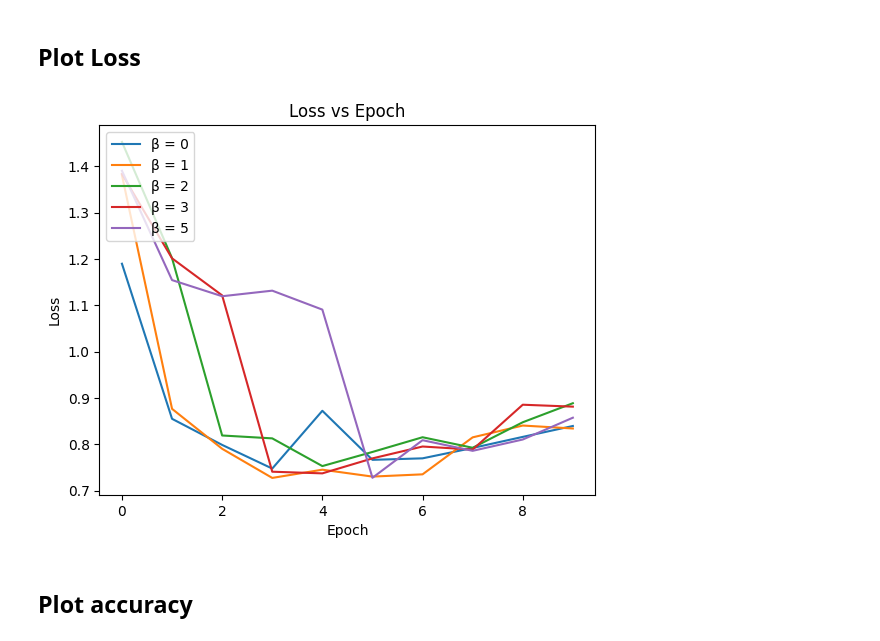
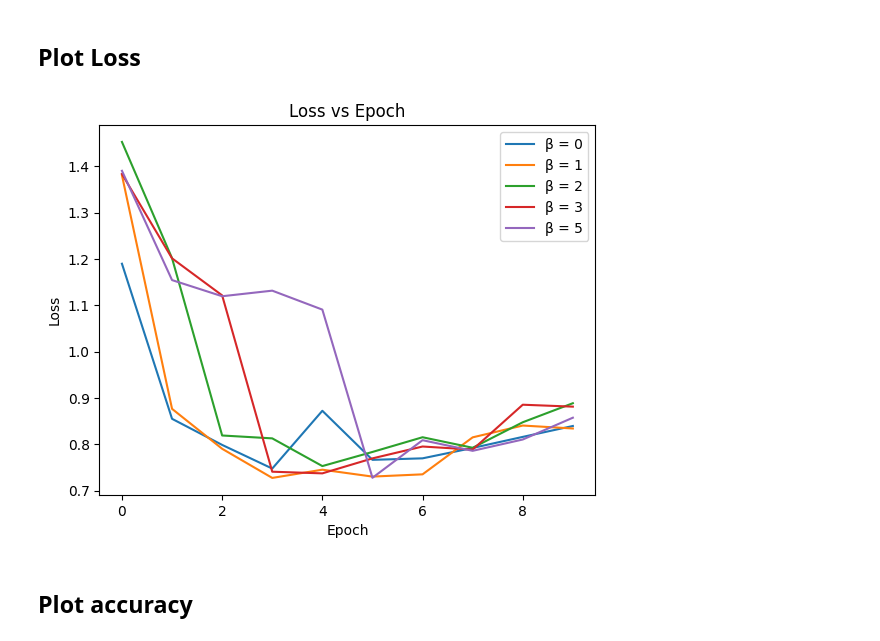
Before and after one commit to jswaite-usc/CS567Project, a Jupyter notebook: CIFAR-10/baseline_TSLS/baseline_TSLA.ipynb, the cells around one changed output. Cells and saved outputs as stored; diff of their text form; code cells hidden in the pictures.

```diff
--- a/CIFAR-10/baseline_TSLS/baseline_TSLA.ipynb
+++ b/CIFAR-10/baseline_TSLS/baseline_TSLA.ipynb
@@ -306,35 +306,35 @@ val_loss = np.load('cifar10_cnn/val_loss_1.npy')
 train_loss2 = np.load('cifar10_cnn/loss_2.npy')
 val_loss2 = np.load('cifar10_cnn/val_loss_2.npy')
 
 train_loss3 = np.load('cifar10_cnn/loss_3.npy')
 val_loss3 = np.load('cifar10_cnn/val_loss_3.npy')
 
 train_loss4 = np.load('cifar10_cnn/loss_4.npy')
 val_loss4 = np.load('cifar10_cnn/val_loss_4.npy')
 
 train_loss5 = np.load('cifar10_cnn/loss_5.npy')
 val_loss5 = np.load('cifar10_cnn/val_loss_5.npy')
 
 
 #plot the loss
 #plt.plot(train_loss, label='train_loss')
 plt.plot(val_loss, label='β = 0')
 #plt.plot(train_loss2, label='train_loss2')
 plt.plot(val_loss2, label='β = 1')
 #plt.plot(train_loss3, label='train_loss3')
 plt.plot(val_loss3, label='β = 2')
 #plt.plot(train_loss4, label='train_loss4')
 plt.plot(val_loss4, label='β = 3')
 #plt.plot(train_loss5, label='train_loss5')
 plt.plot(val_loss5, label='β = 5')
-plt.legend(loc='upper left')
+plt.legend(loc='upper right')
 plt.xlabel('Epoch')
 plt.ylabel('Loss')
 plt.title('Loss vs Epoch')
 #plt.savefig('cifar10_cnn/loss.png')
 plt.show()
 # %% [output]
-[figure, old version]
+[figure, new version]
 # %% [markdown]
 ## Plot accuracy
 # %%
```
